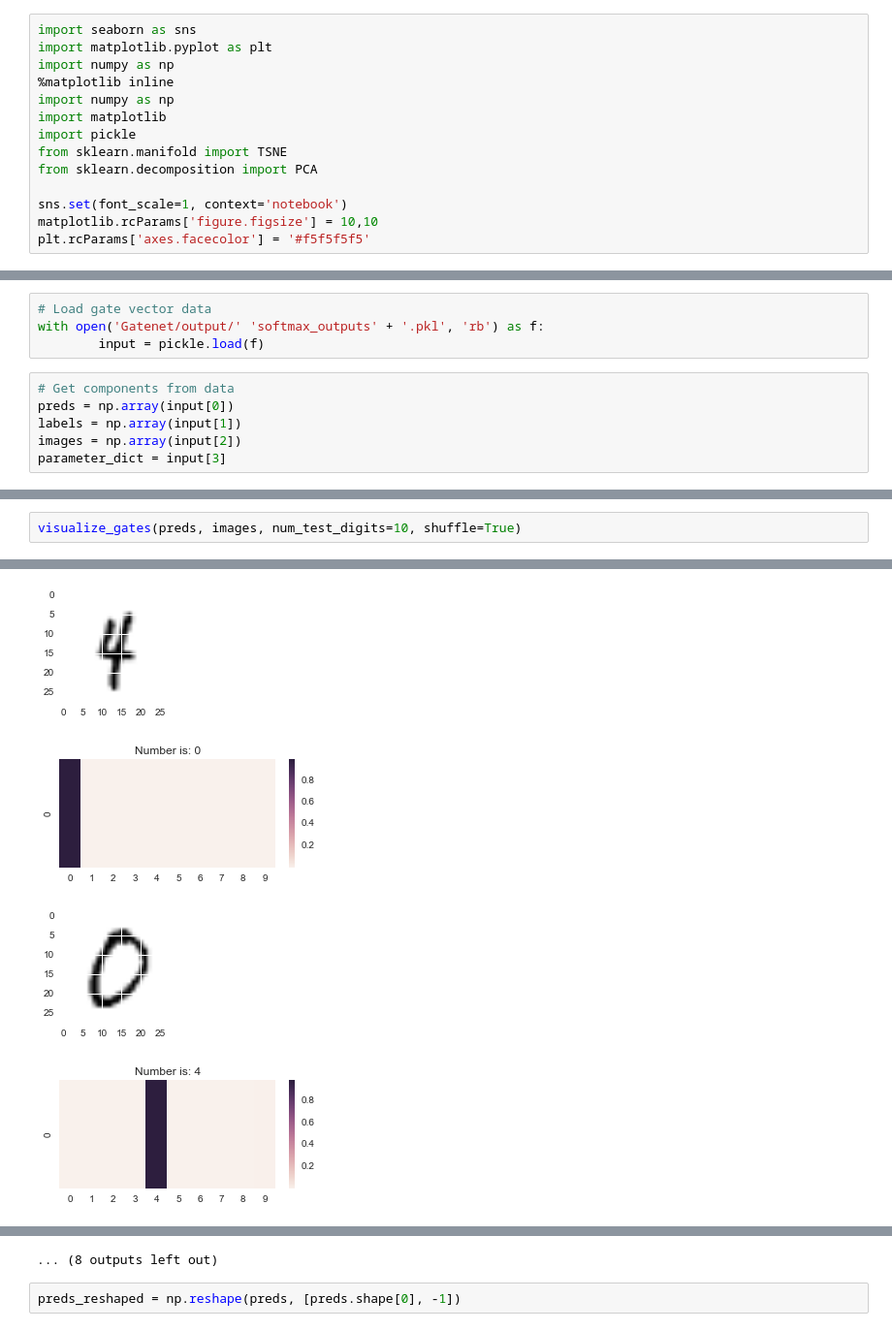
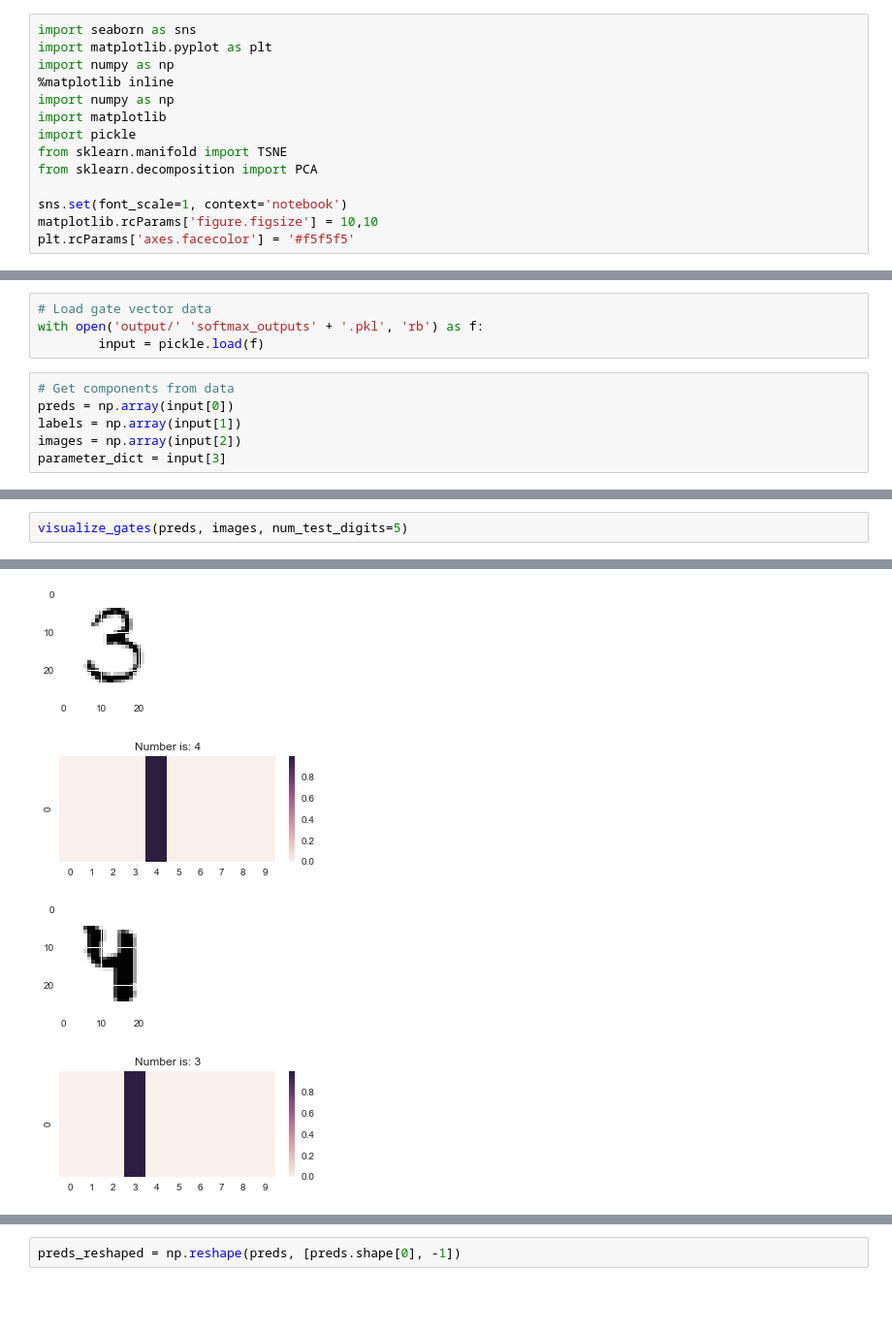
Before and after one commit to polzounov/gatenet, a Jupyter notebook: Gatenet/visualize_gates.ipynb, the cells around one changed output, grey strips where cells are left out. Shown at 97% size. Saved outputs shown, nothing was run; the diff lists cells and outputs as text; blank space fills up the shorter version.

Commit message:
Added support for comparing specific digits

```diff
--- a/Gatenet/visualize_gates.ipynb
+++ b/Gatenet/visualize_gates.ipynb
@@ -11,4 +11,4 @@ from sklearn.decomposition import PCA
 
 sns.set(font_scale=1, context='notebook')
 matplotlib.rcParams['figure.figsize'] = 10,10
-plt.rcParams['axes.facecolor'] = '#f5f5f5f5'
+plt.rcParams['axes.facecolor'] = '#f5f5f5'
@@ -214,7 +215,7 @@ visualize_comparison(gates_reshaped, labels, TSNE(), a=7, b=8)
 ## Visualize Softmax Predictions
 # %%
 # Load gate vector data
-with open('Gatenet/output/' 'softmax_outputs' + '.pkl', 'rb') as f:
+with open('output/' 'softmax_outputs' + '.pkl', 'rb') as f:
         input = pickle.load(f)
 # %%
 # Get components from data
@@ -235,4 +236,4 @@ print(preds.shape)
 <br>
 # %%
-visualize_gates(preds, images, num_test_digits=10, shuffle=True)
+visualize_gates(preds, images, num_test_digits=5)
 # %% [output]
@@ -242,4 +243,4 @@ visualize_gates(preds, images, num_test_digits=10, shuffle=True)
-[figure, old version]
+[figure, new version]
-[figure, old version]
+[figure, new version]
-[figure, old version]
+[figure, new version]
-[figure, old version]
+[figure, new version]
@@ -251,4 +250,3 @@ visualize_gates(preds, images, num_test_digits=10, shuffle=True)
-... (8 outputs left out)
 # %%
 preds_reshaped = np.reshape(preds, [preds.shape[0], -1])
 # %% [markdown]
```
Also changed, not shown: parts of 19 cells of this notebook.
